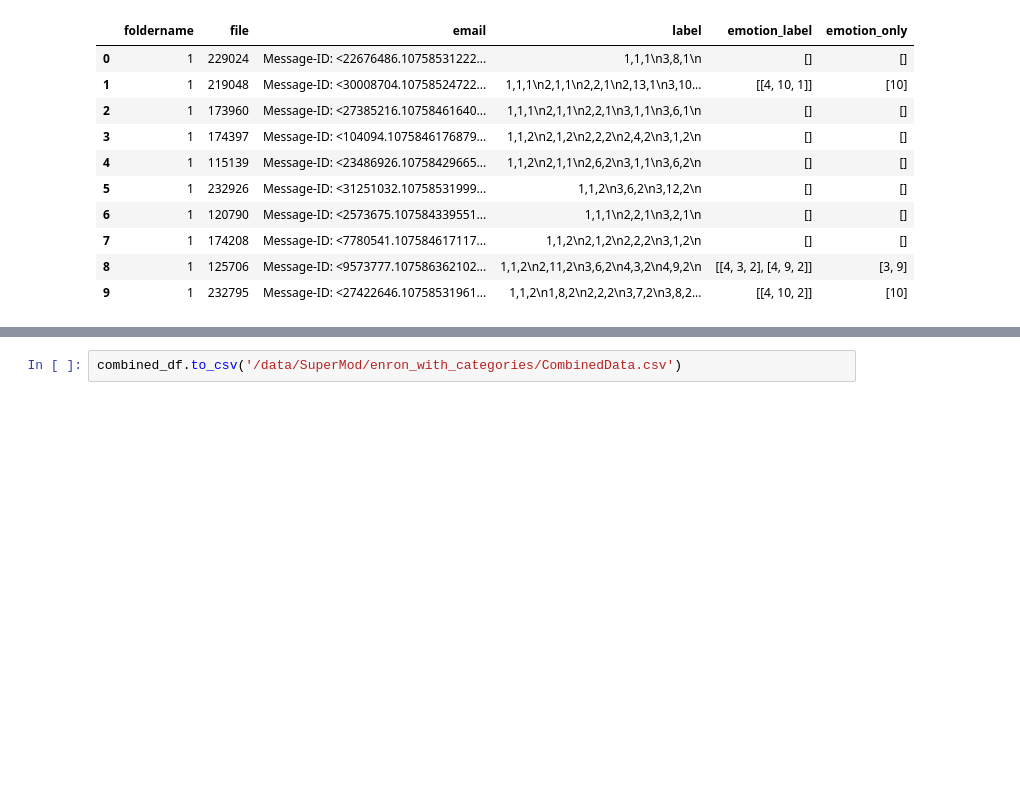
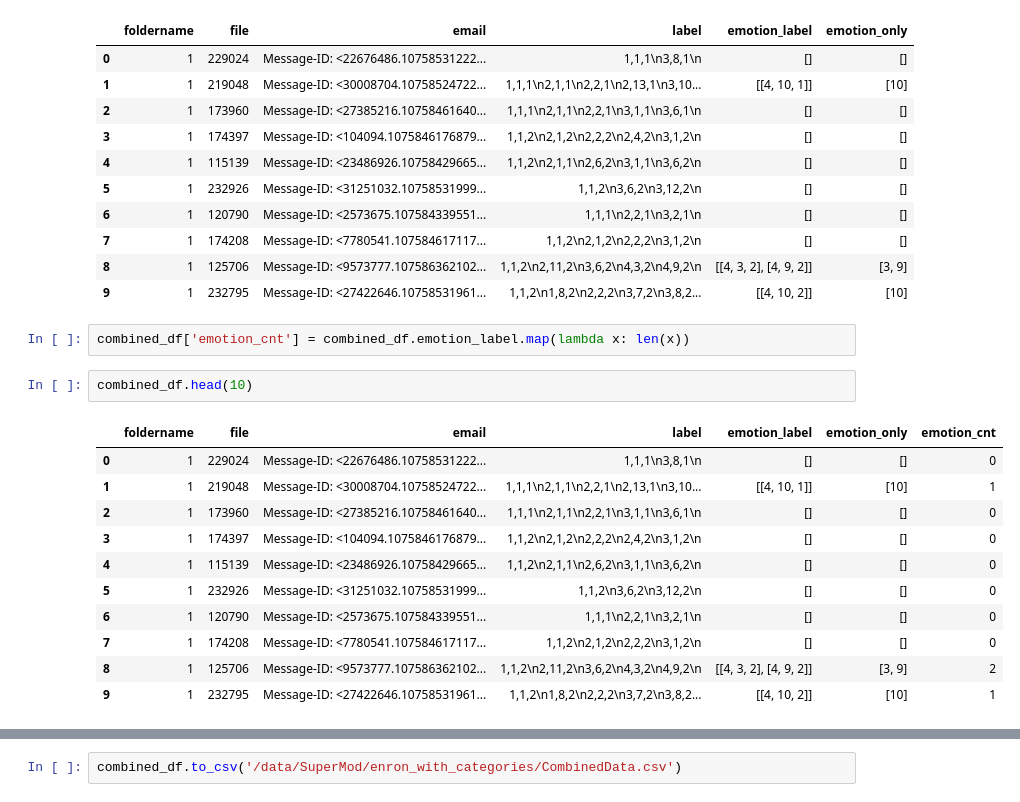
Before and after one commit to KathleenYWang/Sentiment_Detection_NLP, a Jupyter notebook: EDALabeledEnron.ipynb, the cells around one changed output, grey strips where cells are left out. Drawn from its saved outputs; the diff is of its cells as text; blank space fills up the shorter version.

Commit message:
data: review label counts

```diff
--- a/EDALabeledEnron.ipynb
+++ b/EDALabeledEnron.ipynb
@@ -145,3 +146,19 @@ combined_df.head(10)
 | 7 | 1 | 174208 | Message-ID: <7780541.107584617117... | 1,1,2\n2,1,2\n2,2,2\n3,1,2\n | [] | [] |
 | 8 | 1 | 125706 | Message-ID: <9573777.107586362102... | 1,1,2\n2,11,2\n3,6,2\n4,3,2\n4,9,2\n | [[4, 3, 2], [4, 9, 2]] | [3, 9] |
 | 9 | 1 | 232795 | Message-ID: <27422646.10758531961... | 1,1,2\n1,8,2\n2,2,2\n3,7,2\n3,8,2... | [[4, 10, 2]] | [10] |
+# %%
+combined_df['emotion_cnt'] = combined_df.emotion_label.map(lambda x: len(x))
+# %%
+combined_df.head(10)
+# %% [output]
+|  | foldername | file | email | label | emotion_label | emotion_only | emotion_cnt |
+| 0 | 1 | 229024 | Message-ID: <22676486.10758531222... | 1,1,1\n3,8,1\n | [] | [] | 0 |
+| 1 | 1 | 219048 | Message-ID: <30008704.10758524722... | 1,1,1\n2,1,1\n2,2,1\n2,13,1\n3,10... | [[4, 10, 1]] | [10] | 1 |
+| 2 | 1 | 173960 | Message-ID: <27385216.10758461640... | 1,1,1\n2,1,1\n2,2,1\n3,1,1\n3,6,1\n | [] | [] | 0 |
+| 3 | 1 | 174397 | Message-ID: <104094.1075846176879... | 1,1,2\n2,1,2\n2,2,2\n2,4,2\n3,1,2\n | [] | [] | 0 |
+| 4 | 1 | 115139 | Message-ID: <23486926.10758429665... | 1,1,2\n2,1,1\n2,6,2\n3,1,1\n3,6,2\n | [] | [] | 0 |
+| 5 | 1 | 232926 | Message-ID: <31251032.10758531999... | 1,1,2\n3,6,2\n3,12,2\n | [] | [] | 0 |
+| 6 | 1 | 120790 | Message-ID: <2573675.107584339551... | 1,1,1\n2,2,1\n3,2,1\n | [] | [] | 0 |
+| 7 | 1 | 174208 | Message-ID: <7780541.107584617117... | 1,1,2\n2,1,2\n2,2,2\n3,1,2\n | [] | [] | 0 |
+| 8 | 1 | 125706 | Message-ID: <9573777.107586362102... | 1,1,2\n2,11,2\n3,6,2\n4,3,2\n4,9,2\n | [[4, 3, 2], [4, 9, 2]] | [3, 9] | 2 |
+| 9 | 1 | 232795 | Message-ID: <27422646.10758531961... | 1,1,2\n1,8,2\n2,2,2\n3,7,2\n3,8,2... | [[4, 10, 2]] | [10] | 1 |
```
Also changed, not shown: parts of 8 cells of this notebook.
